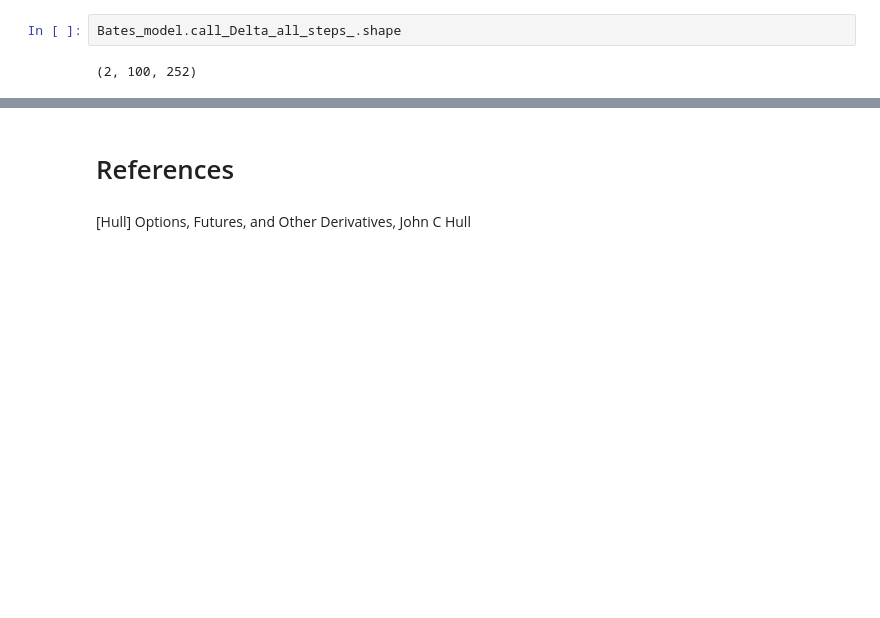
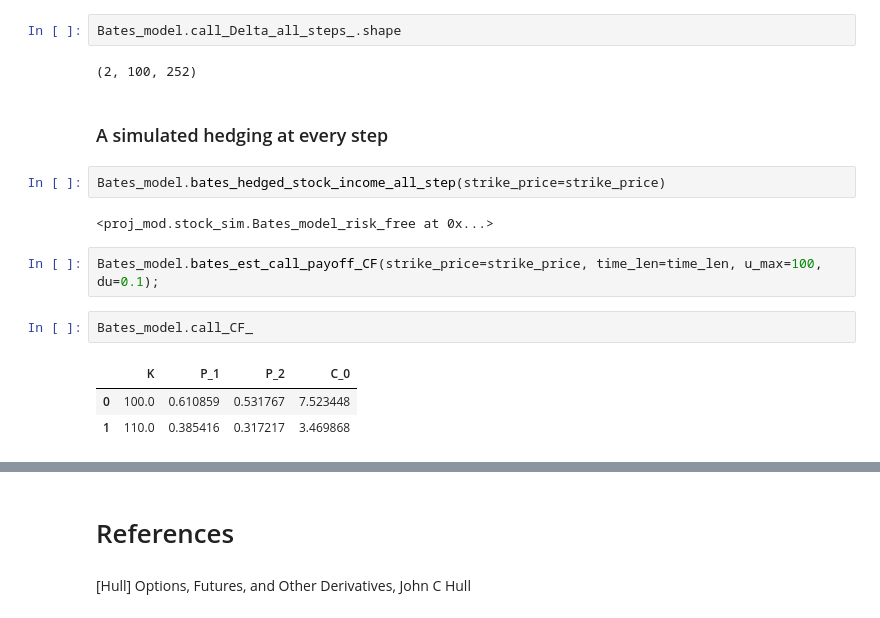
Before and after one commit to YCoeusZ/Erdos_2025_fall_Quant_Finance, a Jupyter notebook: notebooks/Bates_model.ipynb, the cells around one changed output, grey strips where cells are left out. Drawn from its saved outputs; the diff is of its cells as text; blank space fills up the shorter version.

Commit message:
simulated hedging

```diff
--- a/notebooks/Bates_model.ipynb
+++ b/notebooks/Bates_model.ipynb
@@ -674,3 +674,17 @@ Above has shape (num K, num paths, num steps).
 Bates_model.call_Delta_all_steps_.shape
 # %% [output]
 (2, 100, 252)
+# %% [markdown]
+### A simulated hedging at every step
+# %%
+Bates_model.bates_hedged_stock_income_all_step(strike_price=strike_price)
+# %% [output]
+<proj_mod.stock_sim.Bates_model_risk_free at 0x...>
+# %%
+Bates_model.bates_est_call_payoff_CF(strike_price=strike_price, time_len=time_len, u_max=100, du=0.1);
+# %%
+Bates_model.call_CF_
+# %% [output]
+|  | K | P_1 | P_2 | C_0 |
+| 0 | 100.0 | 0.610859 | 0.531767 | 7.523448 |
+| 1 | 110.0 | 0.385416 | 0.317217 | 3.469868 |
```
Also changed, not shown: parts of 5 cells of this notebook, 1 other file.
